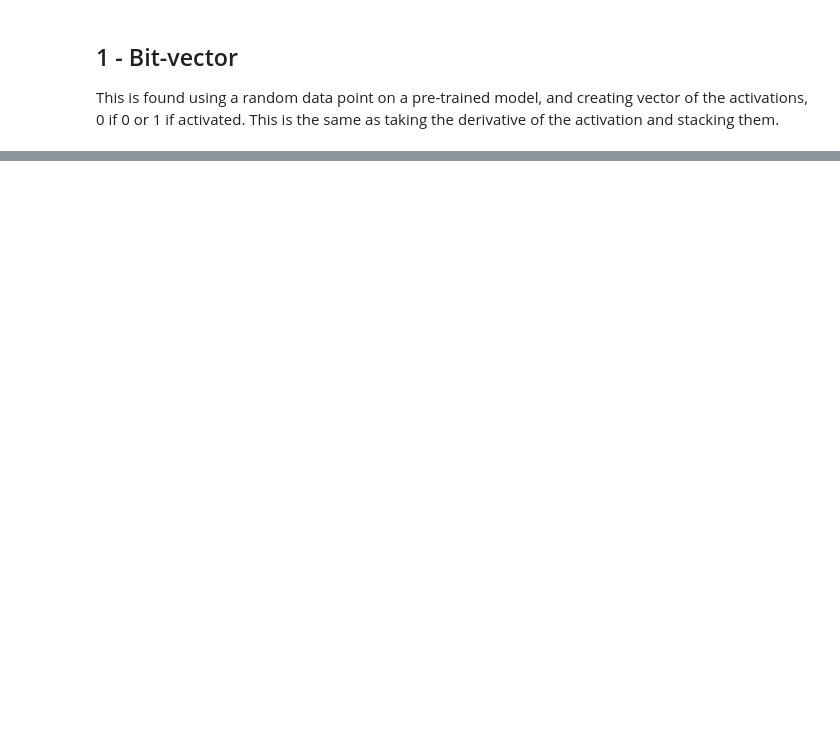
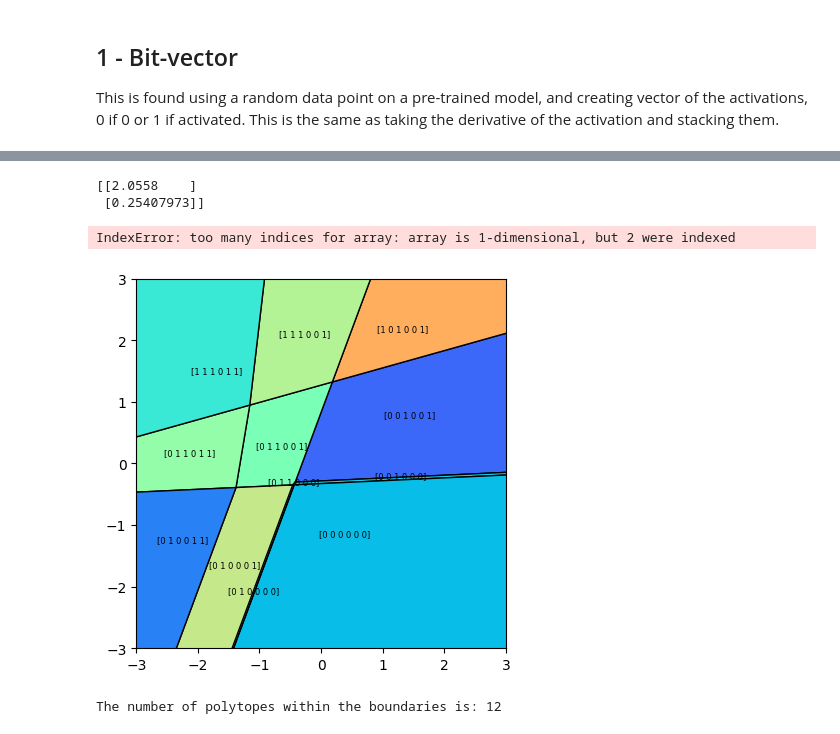
Before and after one commit to Johanmkr/WP1-Polyhedra, a Jupyter notebook: polytope_experiment.ipynb, the cells around one changed output, grey strips where cells are left out. Drawn from its saved outputs; the diff is of its cells as text; code cells hidden in the pictures; blank space fills up the shorter version.

```diff
--- a/polytope_experiment.ipynb
+++ b/polytope_experiment.ipynb
@@ -139,0 +326,80 @@ Bit vector of the first sample, without stacking across layers:
+# %%
+from intvalpy import lineqs
+
+verticles_list_alg = []
+
+bound = 10
+
+print(random_sample)
+
+for A, c in zip (A_alg, c_alg):
+    verticles = lineqs(-A, -c, title='Solution', color='red', save=False, show=False, bounds = [[-bound, -bound], [bound, bound]])
+    verticles_list_alg.append(verticles)
+len(verticles_list_alg)
+# %% [output]
+[[2.0558    ]
+ [0.25407973]]
+IndexError: too many indices for array: array is 1-dimensional, but 2 were indexed
+# %%
+import matplotlib
+from matplotlib.patches import Polygon
+from matplotlib.collections import PatchCollection
+bound = 3
+
+
+fig = plt.figure()
+ax = fig.add_subplot(111, aspect='equal')
+patches = []
+num_polygons = len(verticles_list_alg)
+colors = [np.random.randint(1, 300) for i in range(num_polygons)]
+cmap = matplotlib.colormaps['rainbow']
+
+polytopes_within_boundaries = 0  # Counter for polytopes within boundaries
+
+for i in range(num_polygons):
+    vertices_i = verticles_list_alg[i]
+
+    # Check if any vertex falls within the boundaries
+    vertices_within_boundaries = any(-bound <= coord[0] <= bound and -bound <= coord[1] <= bound for coord in vertices_i)
+    clipped_vertices = functions.clip_vertices(vertices_i.tolist(),bound)
+    if vertices_within_boundaries:
+        polygon = Polygon(xy=vertices_i,
+                          closed=True,
+                          facecolor=cmap(colors[i]),
+                          edgecolor='black',
+                          label=np.transpose(bit_string_list_from_alg[i])[0],
+                         )
+        ax.add_patch(polygon)
+
+        center_x, center_y = functions.calculate_center_of_mass(clipped_vertices)
+#         min_x = min(coord[0] for coord in clipped_vertices)
+#         max_x = max(coord[0] for coord in clipped_vertices)
+#         min_x = max(min_x, -bound)
+#         max_x = min(max_x, bound)
+#         center_x = 0.5 * (max_x - min_x) + min_x
+#         min_y = min(coord[1] for coord in clipped_vertices)
+#         max_y = max(coord[1] for coord in clipped_vertices)
+#         min_y = max(min_y, -bound)
+#         max_y = min(max_y, bound)
+#         center_y = 0.5 * (max_y - min_y) + min_y
+
+        ax.annotate(text=polygon.get_label(), xy=(center_x, center_y), ha='center', fontsize=6)
+        patches.append(polygon)
+
+        polytopes_within_boundaries += 1
+#         print(vertices_i,bit_string_list_from_alg[i],min_x,min_y,center_x,center_y )
+
+
+
+
+ax.set_xlim([-bound, bound])
+ax.set_ylim([-bound, bound])
+p = PatchCollection(patches, cmap=matplotlib.cm.gist_rainbow, alpha=0.8)
+np.random.seed(10)
+colors = [np.random.randint(1, 1000) for i in range(len(patches))]
+plt.show()
+
+print(f"The number of polytopes within the boundaries is: {polytopes_within_boundaries}")
+# %% [output]
+[figure, added]
+The number of polytopes within the boundaries is: 12
```
Also changed, not shown: parts of 17 cells of this notebook.
